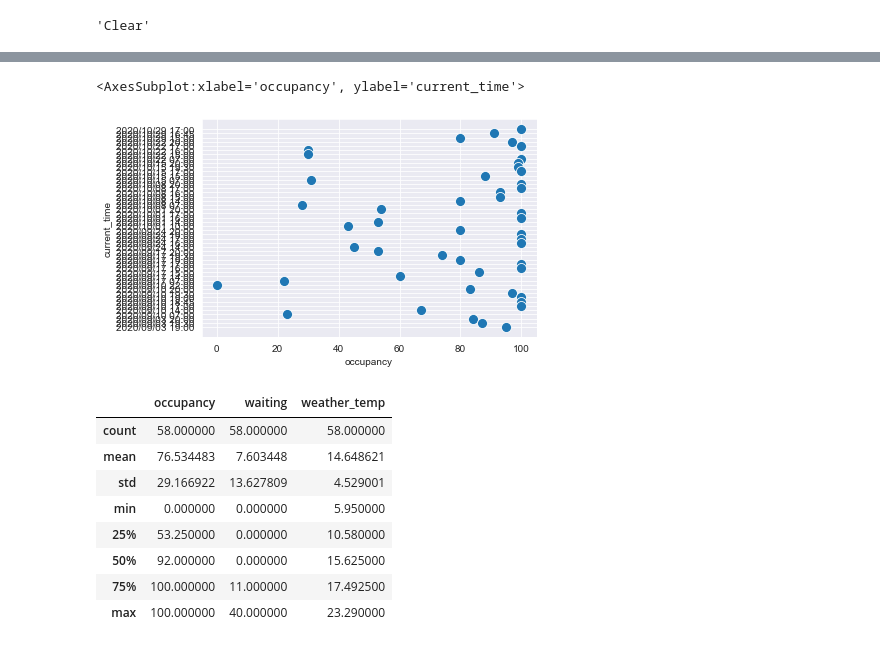
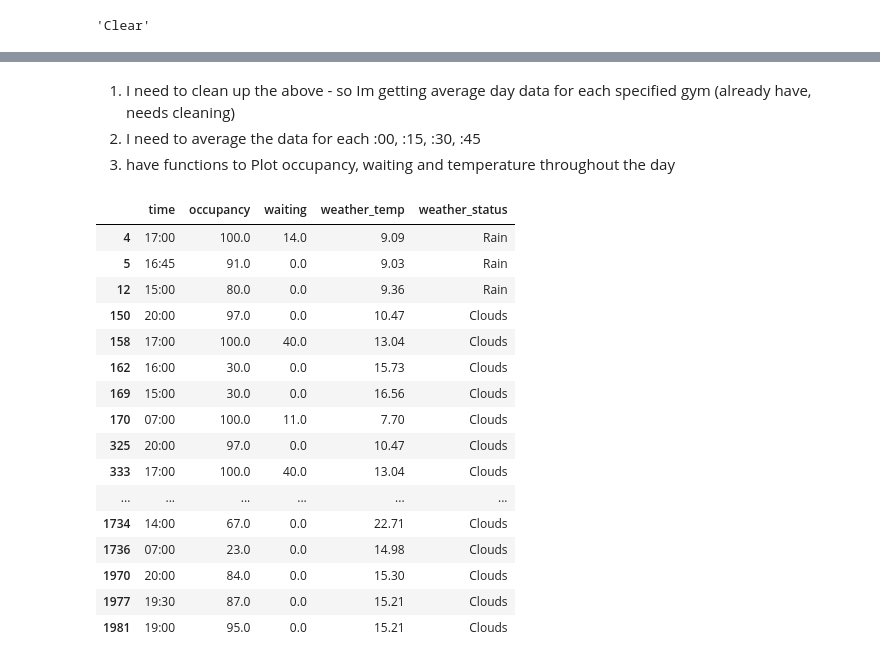
Before and after one commit to anebz/boulder, a Jupyter notebook: notebooks/average_data_for_specific_day.ipynb, the cells around one changed output, grey strips where cells are left out. Cells and saved outputs as stored; diff of their text form; code cells hidden in the pictures.

Commit message:
only show time in averaged df

```diff
--- a/notebooks/average_data_for_specific_day.ipynb
+++ b/notebooks/average_data_for_specific_day.ipynb
@@ -29,8 +29,8 @@ boulder_data.describe()
 | 75% | 66.000000 | 0.000000 | 18.130000 |
 | max | 100.000000 | 40.000000 | 31.640000 |
 # %%
-def avg_data_day(chosen_day):
-    """returns the all of the data for a specific day of the week"""
+def avg_data_day(chosen_day, chosen_gym):
+    """returns the all of the data for a specific day of the week, for a specific gym"""
     day_name = ['monday', 'tuesday', 'wednesday', 'thursday', 'friday', 'saturday','sunday']
     for ind, day in enumerate(day_name):
         if chosen_day.lower() == day:
@@ -42,5 +42,7 @@ def avg_data_day(chosen_day):
         day = datetime.strptime(date, '%Y/%m/%d %H:%M').weekday()
         if day == day_num:
             list_of_data.append(x)
-    ave_data = boulder_data[boulder_data['current_time'].isin(list_of_data)]
+    ave_day_data = boulder_data[boulder_data['current_time'].isin(list_of_data)]
+
+    ave_data = ave_day_data[ave_day_data['gym_name'] == chosen_gym]
     return ave_data
@@ -63,0 +49,3 @@ ave_thur_data
+# %%
+ave_ost_thur_data = avg_data_day('Thursday', 'muenchen-ost')
+ave_ost_thur_data
@@ -164,19 +97,32 @@ sns.set_style("darkgrid")
-# %%
-sns.scatterplot(test_data.occupancy, # X-axis
-                test_data.current_time,  # Y-axis
-                s=100)
-# %% [output]
-<AxesSubplot:xlabel='occupancy', ylabel='current_time'>
-[figure, removed]
-# %%
-test_data.describe()
-# %% [output]
-|  | occupancy | waiting | weather_temp |
-| count | 58.000000 | 58.000000 | 58.000000 |
-| mean | 76.534483 | 7.603448 | 14.648621 |
-| std | 29.166922 | 13.627809 | 4.529001 |
-| min | 0.000000 | 0.000000 | 5.950000 |
-| 25% | 53.250000 | 0.000000 | 10.580000 |
-| 50% | 92.000000 | 0.000000 | 15.625000 |
-| 75% | 100.000000 | 11.000000 | 17.492500 |
-| max | 100.000000 | 40.000000 | 23.290000 |
+# %% [markdown]
+1. I need to clean up the above - so Im getting average day data for each specified gym (already have, needs cleaning)
+2. I need to average the data for each :00, :15, :30, :45
+3. have functions to Plot occupancy, waiting and temperature throughout the day
+# %%
+# I need to average the data for each :00, :15, :30, :45
+
+# I can get rid of gym name and the date, need to keep time and average it (maybe use the group by method?)
+ave_ost_thur_data.drop('gym_name', inplace=True, axis=1)
+ave_ost_thur_data[['date', 'time']] = ave_ost_thur_data['current_time'].str.split(' ', 1, expand=True)
+ave_ost_thur_data.drop('current_time', inplace=True, axis=1)
+ave_ost_thur_data.drop('date', inplace=True, axis=1)
+ave_ost_thur_data = ave_ost_thur_data[['time', 'occupancy', 'waiting', 'weather_temp', 'weather_status']]
+ave_ost_thur_data
+# %% [output]
+|  | time | occupancy | waiting | weather_temp | weather_status |
+| 4 | 17:00 | 100.0 | 14.0 | 9.09 | Rain |
+| 5 | 16:45 | 91.0 | 0.0 | 9.03 | Rain |
+| 12 | 15:00 | 80.0 | 0.0 | 9.36 | Rain |
+| 150 | 20:00 | 97.0 | 0.0 | 10.47 | Clouds |
+| 158 | 17:00 | 100.0 | 40.0 | 13.04 | Clouds |
+| 162 | 16:00 | 30.0 | 0.0 | 15.73 | Clouds |
+| 169 | 15:00 | 30.0 | 0.0 | 16.56 | Clouds |
+| 170 | 07:00 | 100.0 | 11.0 | 7.70 | Clouds |
+| 325 | 20:00 | 97.0 | 0.0 | 10.47 | Clouds |
+| 333 | 17:00 | 100.0 | 40.0 | 13.04 | Clouds |
+| ... | ... | ... | ... | ... | ... |
+| 1734 | 14:00 | 67.0 | 0.0 | 22.71 | Clouds |
+| 1736 | 07:00 | 23.0 | 0.0 | 14.98 | Clouds |
+| 1970 | 20:00 | 84.0 | 0.0 | 15.30 | Clouds |
+| 1977 | 19:30 | 87.0 | 0.0 | 15.21 | Clouds |
+| 1981 | 19:00 | 95.0 | 0.0 | 15.21 | Clouds |
```
Also changed, not shown: parts of 9 cells of this notebook.
